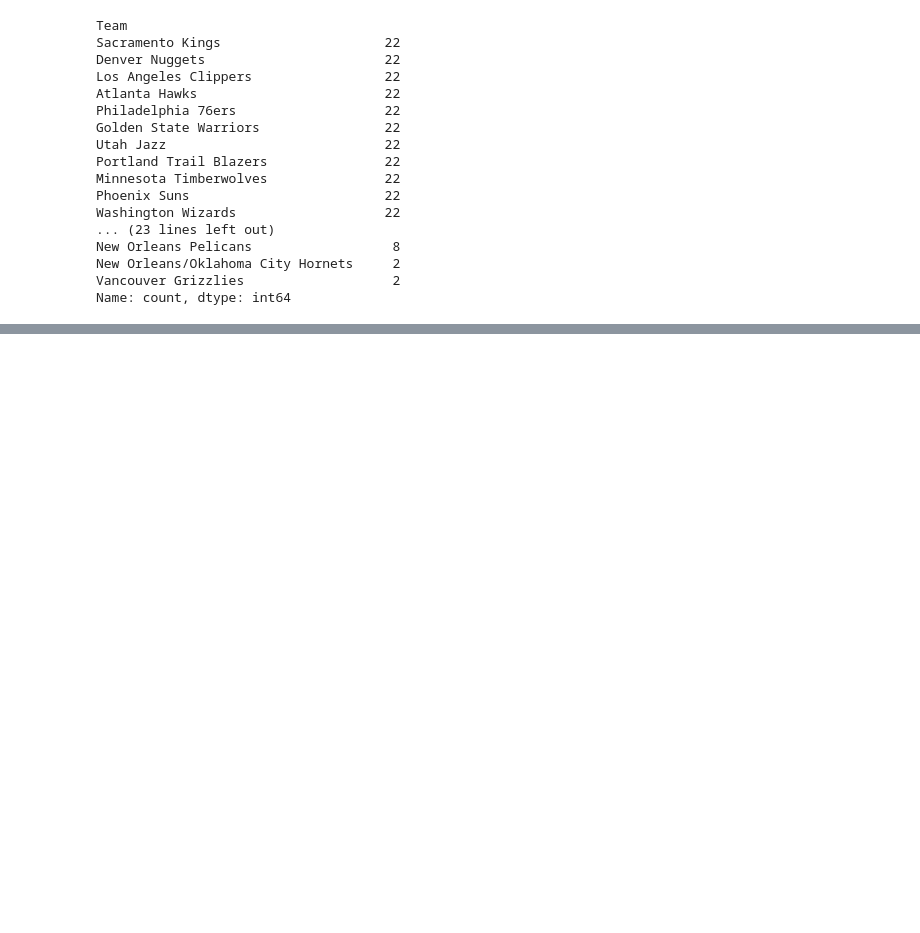
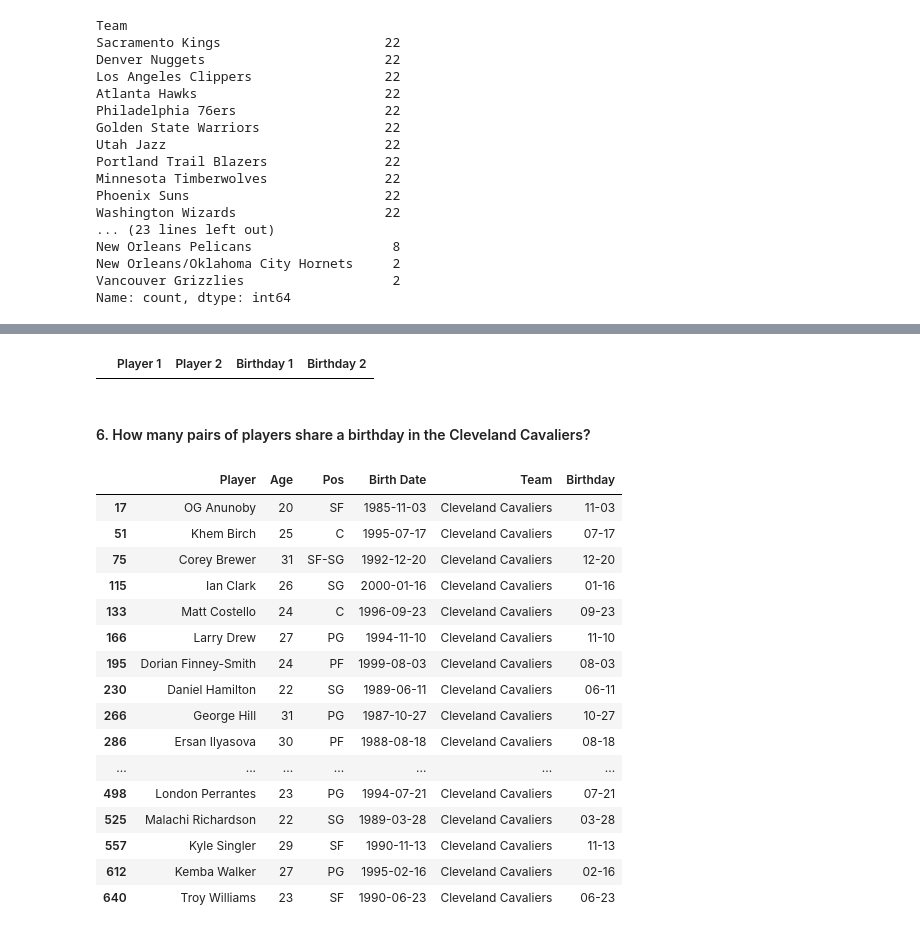
Before and after one commit to Ashish-khanagwal/Artificial-Intelligence, a Jupyter notebook: 4. Pandas/inter-birthday-paradox-nba.ipynb, the cells around one changed output, grey strips where cells are left out. Drawn from its saved outputs; the diff is of its cells as text; code cells hidden in the pictures; blank space fills up the shorter version.

Commit message:
INTER-BIRTHDAY-PARADOX-NBA PROJECT DONE

```diff
--- a/4. Pandas/inter-birthday-paradox-nba.ipynb
+++ b/4. Pandas/inter-birthday-paradox-nba.ipynb
@@ -104,0 +162,2 @@ Name: count, dtype: int64
+# %%
+df['Birthday'] = df['Birth Date'].dt.strftime("%m-%d")
@@ -104,0 +416,27 @@ Name: count, dtype: int64
+# %%
+check_df.loc[(check_df['Birthday 1'] == check_df['Birthday 2'])]
+# %% [output]
+|  | Player 1 | Player 2 | Birthday 1 | Birthday 2 |
+# %% [markdown]
+#### 6. How many pairs of players share a birthday in the Cleveland Cavaliers?
+# %%
+cleveland_df = df.loc[df['Team'] == 'Cleveland Cavaliers']
+cleveland_df
+# %% [output]
+|  | Player | Age | Pos | Birth Date | Team | Birthday |
+| 17 | OG Anunoby | 20 | SF | 1985-11-03 | Cleveland Cavaliers | 11-03 |
+| 51 | Khem Birch | 25 | C | 1995-07-17 | Cleveland Cavaliers | 07-17 |
+| 75 | Corey Brewer | 31 | SF-SG | 1992-12-20 | Cleveland Cavaliers | 12-20 |
+| 115 | Ian Clark | 26 | SG | 2000-01-16 | Cleveland Cavaliers | 01-16 |
+| 133 | Matt Costello | 24 | C | 1996-09-23 | Cleveland Cavaliers | 09-23 |
+| 166 | Larry Drew | 27 | PG | 1994-11-10 | Cleveland Cavaliers | 11-10 |
+| 195 | Dorian Finney-Smith | 24 | PF | 1999-08-03 | Cleveland Cavaliers | 08-03 |
+| 230 | Daniel Hamilton | 22 | SG | 1989-06-11 | Cleveland Cavaliers | 06-11 |
+| 266 | George Hill | 31 | PG | 1987-10-27 | Cleveland Cavaliers | 10-27 |
+| 286 | Ersan Ilyasova | 30 | PF | 1988-08-18 | Cleveland Cavaliers | 08-18 |
+| ... | ... | ... | ... | ... | ... | ... |
+| 498 | London Perrantes | 23 | PG | 1994-07-21 | Cleveland Cavaliers | 07-21 |
+| 525 | Malachi Richardson | 22 | SG | 1989-03-28 | Cleveland Cavaliers | 03-28 |
+| 557 | Kyle Singler | 29 | SF | 1990-11-13 | Cleveland Cavaliers | 11-13 |
+| 612 | Kemba Walker | 27 | PG | 1995-02-16 | Cleveland Cavaliers | 02-16 |
+| 640 | Troy Williams | 23 | SF | 1990-06-23 | Cleveland Cavaliers | 06-23 |
```
Also changed, not shown: parts of 45 cells of this notebook, 2 other files.
